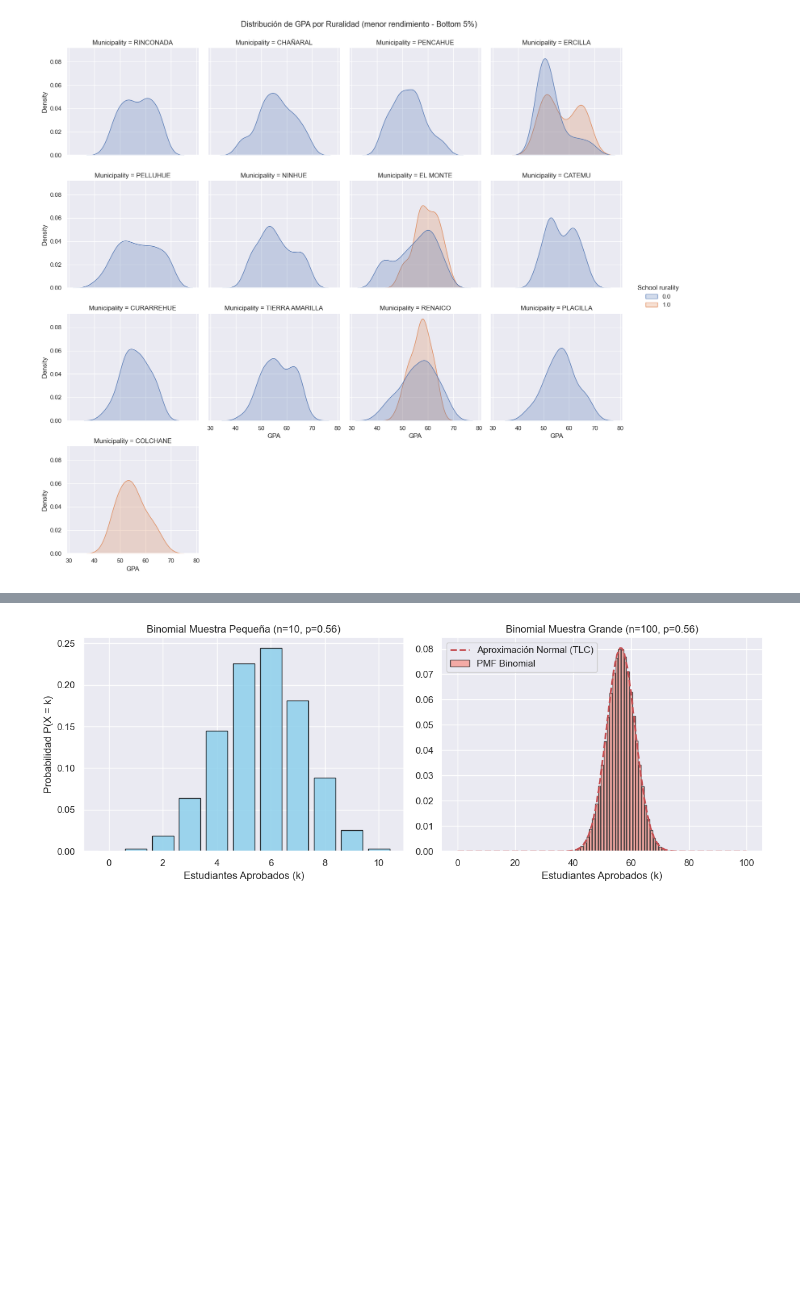
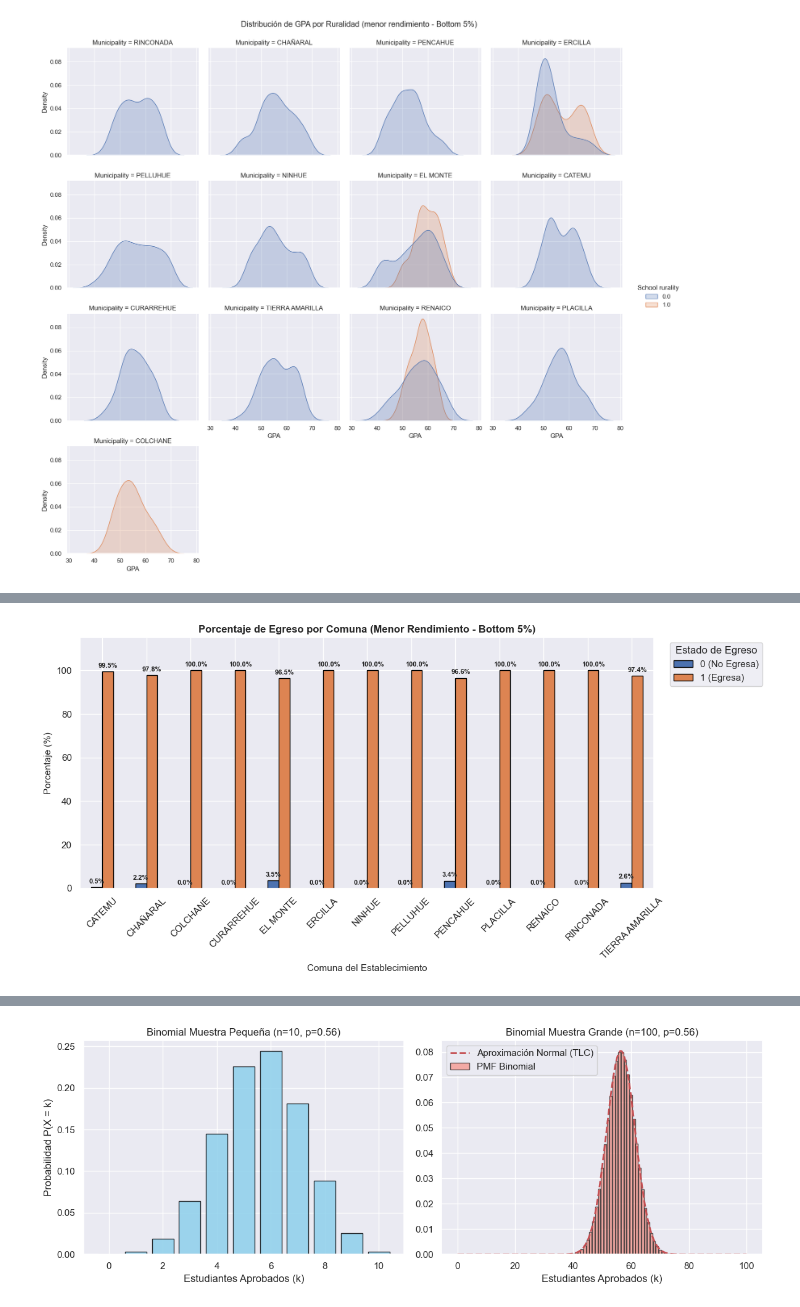
Before and after one commit to 2026788-max/Stastics, a Jupyter notebook: Statistics.CA1.ManuelaCorrea.ipynb, the cells around one changed output, grey strips where cells are left out. Drawn from its saved outputs; the diff is of its cells as text; code cells hidden in the pictures; blank space fills up the shorter version.

```diff
--- a/Statistics.CA1.ManuelaCorrea.ipynb
+++ b/Statistics.CA1.ManuelaCorrea.ipynb
@@ -496,0 +536,59 @@ plt.show()
+# %%
+import matplotlib.pyplot as plt
+import pandas as pd
+
+# 1. Lista de comunas seleccionadas (Bottom 5%)
+comunas_lista = [
+    "PENCAHUE",
+    "COLCHANE",
+    "ERCILLA",
+    "EL MONTE",
+    "NINHUE",
+    "CHAÑARAL",
+    "CURARREHUE",
+    "RENAICO",
+    "TIERRA AMARILLA",
+    "PLACILLA",
+    "RINCONADA",
+    "CATEMU",
+    "PELLUHUE",
+]
+
+# 2. Filtrar DataFrame
+df_subconjunto = dfc[dfc["Municipality"].isin(comunas_lista)]
+
+# 3. Calcular tabla cruzada en porcentaje dentro de cada comuna
+cross_tab_bottom = (
+    pd.crosstab(
+        df_subconjunto["Municipality"],
+        df_subconjunto["Graduation status indicator"],
+        normalize="index",
+    )
+    * 100
+)
+
+# 4. Graficar
+ax = cross_tab_bottom.plot(kind="bar", edgecolor="black", rot=45, figsize=(12, 6))
+
+# Agregar etiquetas de % arriba de cada barra
+for container in ax.containers:
+    ax.bar_label(container, fmt="%.1f%%", fontweight="bold", padding=3, fontsize=8)
+
+plt.title(
+    "Porcentaje de Egreso por Comuna (Menor Rendimiento - Bottom 5%)",
+    fontsize=12,
+    fontweight="bold",
+)
+plt.xlabel("Comuna del Establecimiento", fontsize=11)
+plt.ylabel("Porcentaje (%)", fontsize=11)
+plt.ylim(0, 115)
+plt.legend(
+    ["0 (No Egresa)", "1 (Egresa)"],
+    title="Estado de Egreso",
+    bbox_to_anchor=(1.02, 1),
+    loc="upper left",
+)
+plt.tight_layout()
+plt.show()
+# %% [output]
+[figure, added]
```
Also changed, not shown: parts of 6 cells of this notebook.
